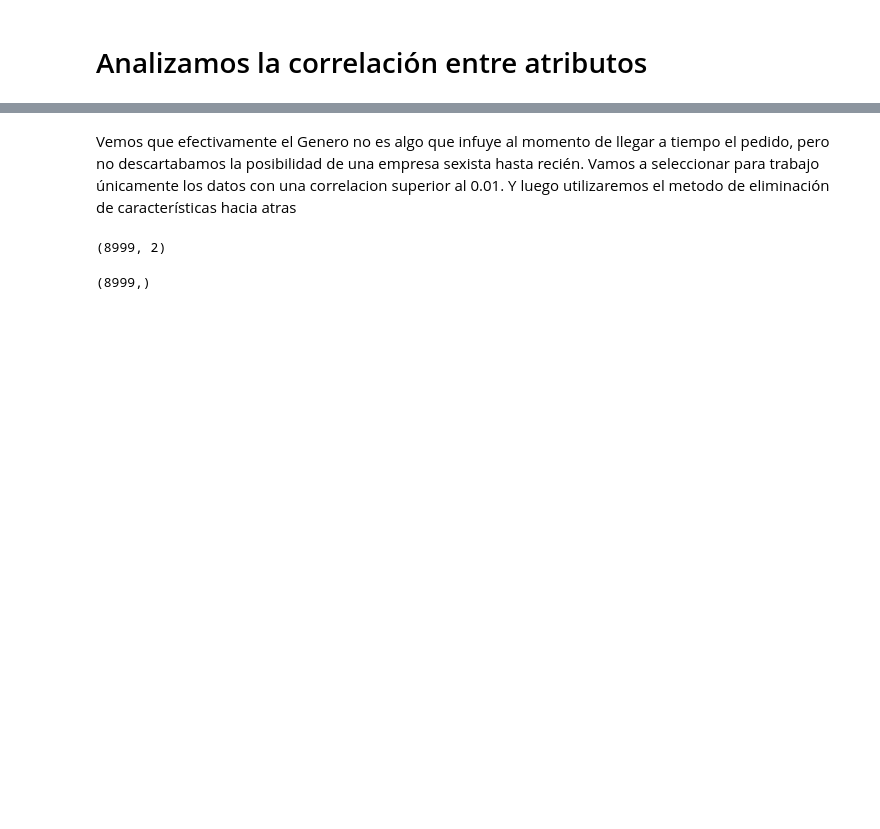
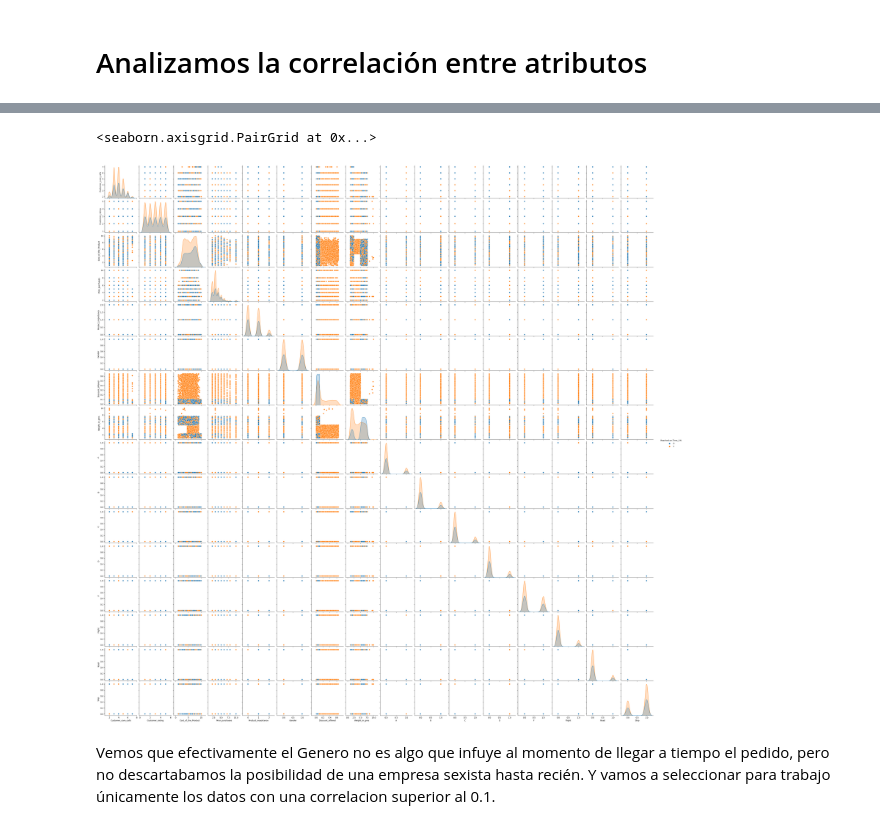
Before and after one commit to sypten/Datathon, a Jupyter notebook: EDA.ipynb, the cells around one changed output, grey strips where cells are left out. Drawn from its saved outputs; the diff is of its cells as text; code cells hidden in the pictures; blank space fills up the shorter version.

```diff
--- a/EDA.ipynb
+++ b/EDA.ipynb
@@ -307,4 +304,7 @@ plt.show()
 # %%
-# sns.pairplot(datos, hue="Reached.on.Time_Y.N")
+sns.pairplot(datos, hue="Reached.on.Time_Y.N")
+# %% [output]
+<seaborn.axisgrid.PairGrid at 0x...>
+[figure, added]
 # %% [markdown]
-Vemos que efectivamente el Genero no es algo que infuye al momento de llegar a tiempo el pedido, pero no descartabamos la posibilidad de una empresa sexista hasta recién. Vamos a seleccionar para trabajo únicamente los datos con una correlacion superior al 0.01. Y luego utilizaremos el metodo de eliminación de características hacia atras
+Vemos que efectivamente el Genero no es algo que infuye al momento de llegar a tiempo el pedido, pero no descartabamos la posibilidad de una empresa sexista hasta recién. Y vamos a seleccionar para trabajo únicamente los datos con una correlacion superior al 0.1.
@@ -319,8 +310,0 @@ variables=datos[seleccion]
-# %%
-variables.shape
-# %% [output]
-(8999, 2)
-# %%
-objetivo.shape
-# %% [output]
-(8999,)
```
Also changed, not shown: parts of 59 cells of this notebook, 2 other files.
